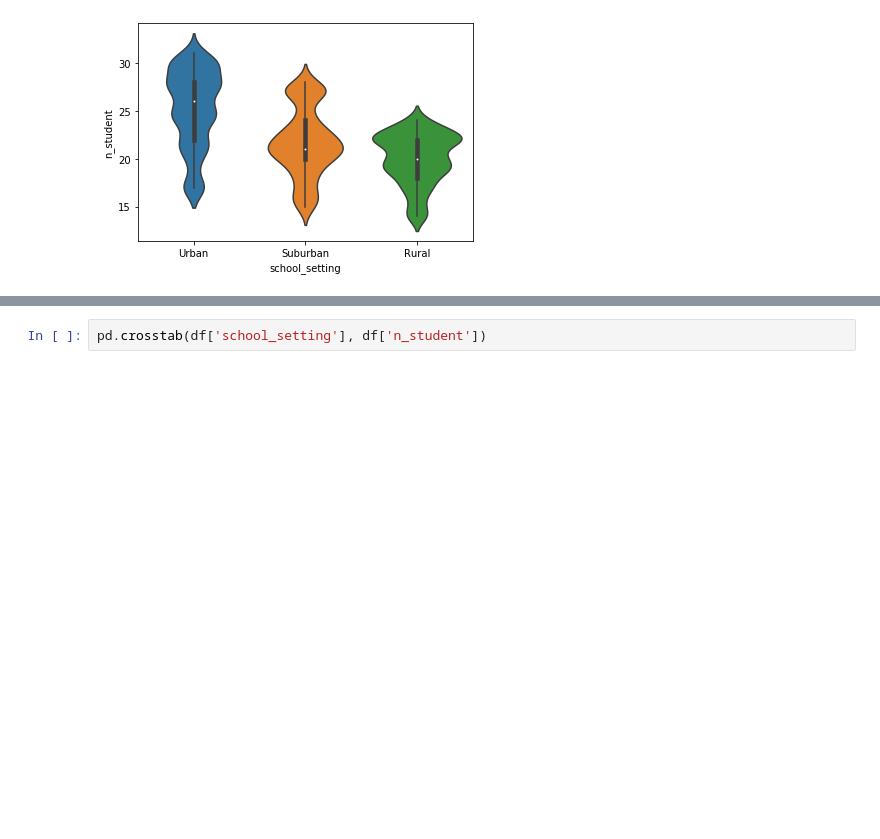
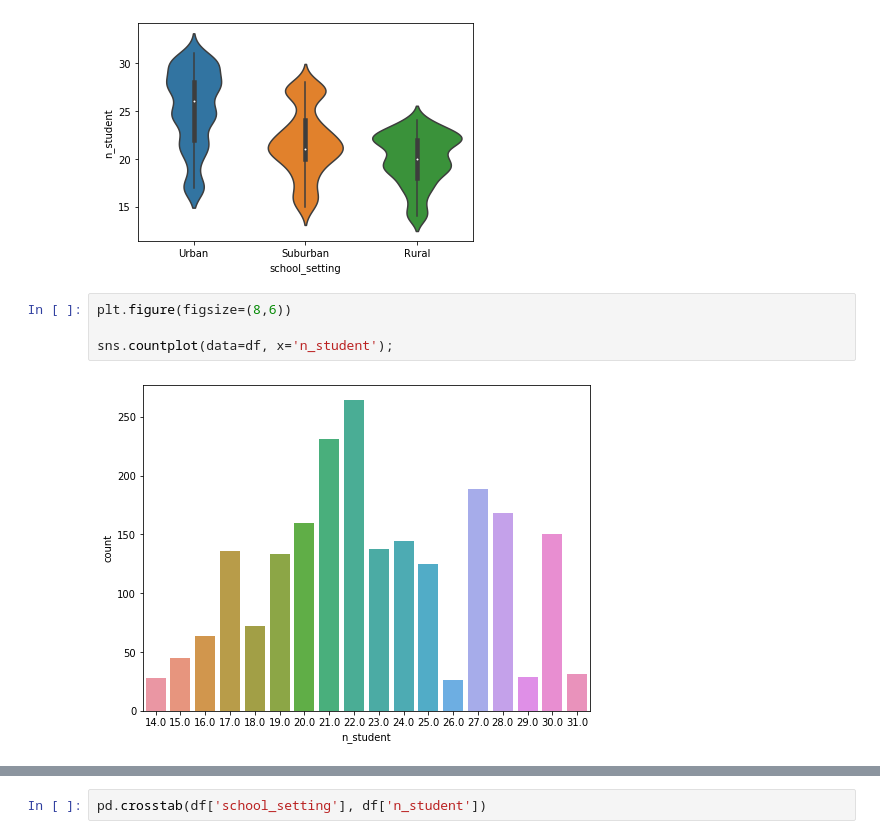
Before and after one commit to divanov137/Test-Scores, a Jupyter notebook: notebooks/test_scores_causal_inference.ipynb, the cells around one changed output, grey strips where cells are left out. Cells and saved outputs as stored; diff of their text form; blank space fills up the shorter version.

```diff
--- a/notebooks/test_scores_causal_inference.ipynb
+++ b/notebooks/test_scores_causal_inference.ipynb
@@ -167,3 +248,9 @@ School type and teaching method are correlated and they remain correlated even w
 sns.violinplot(data=df, x='school_setting', y='n_student');
 # %% [output]
 [figure]
+# %%
+plt.figure(figsize=(8,6))
+
+sns.countplot(data=df, x='n_student');
+# %% [output]
+[figure, added]
```
Also changed, not shown: parts of 92 cells of this notebook.
